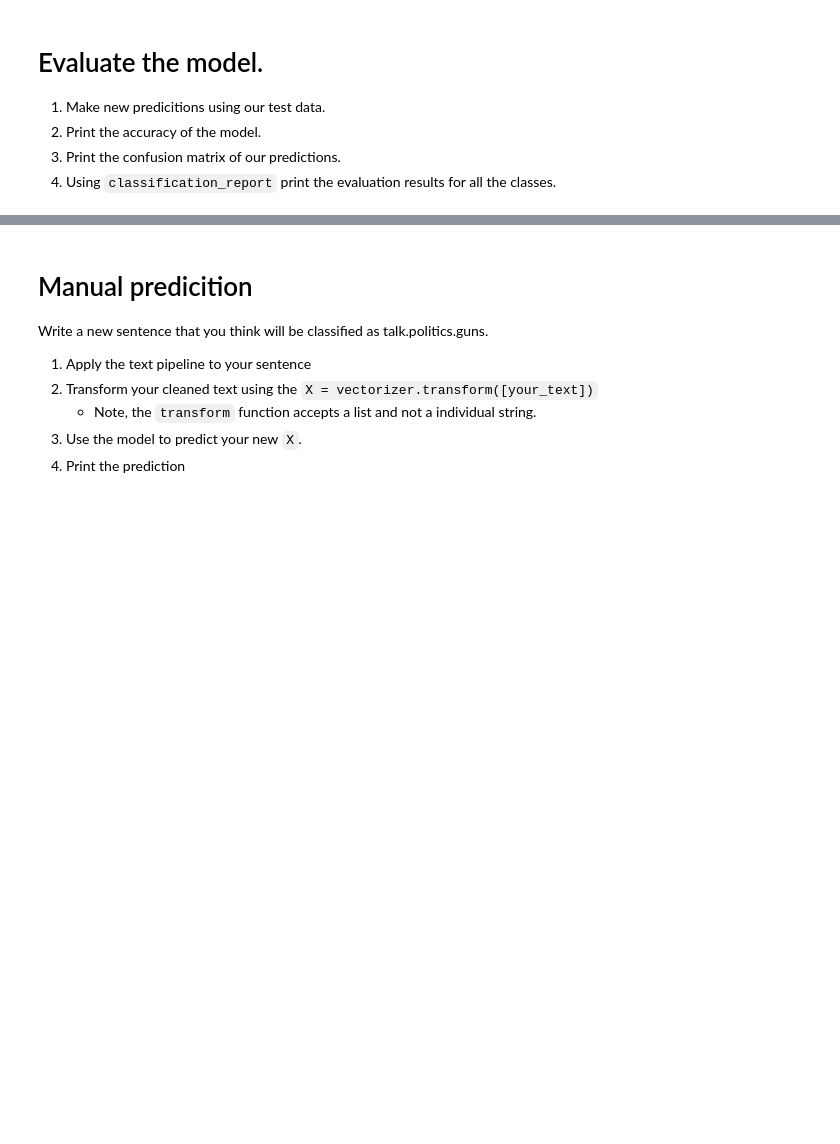
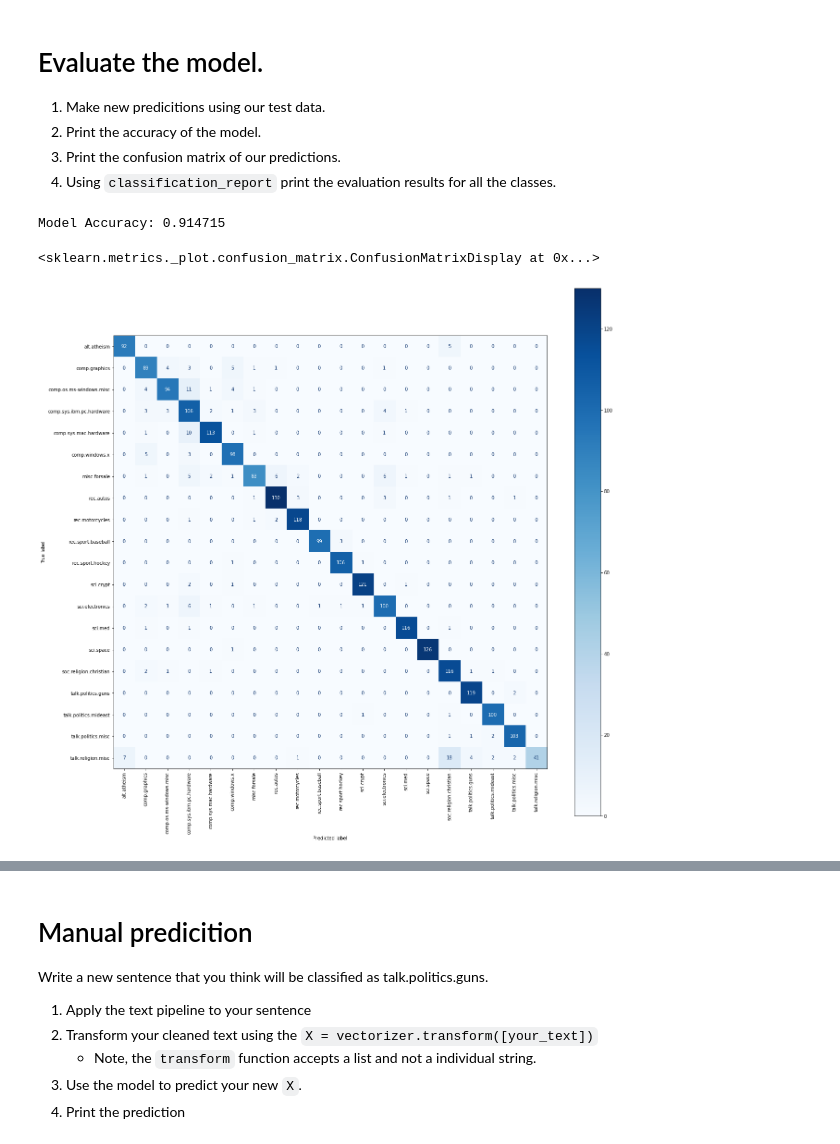
Before and after one commit to DavidGuzman1999/2021-fall-data-science, a Jupyter notebook: Week-06-NLP/Exercise-NLP.ipynb, the cells around one changed output, grey strips where cells are left out. Drawn from its saved outputs; the diff is of its cells as text; code cells hidden in the pictures; blank space fills up the shorter version.

```diff
--- a/Week-06-NLP/Exercise-NLP.ipynb
+++ b/Week-06-NLP/Exercise-NLP.ipynb
@@ -161,0 +309,16 @@ test_string = 'I played and started playing with players and we all love to play
+# %%
+# 2. Initialize a vectorizer (you can use TFIDF or BOW, it is your choice).
+
+#began the vectroizer
+vectorizer = TfidfVectorizer()
+
+# 3. Fit your vectorizer using your X data
+# makes the vocab matrix
+vectorizer.fit(X)
+
+# 4. Transform your X data using your fitted vectorizer.
+#transform our documents into vectors
+X = vectorizer.transform(X)
+
+# 5. Print the shape of your X.  How many features (aka columns) do you have?
+print (X.shape, type (X))
@@ -163,6 +328,9 @@ test_string = 'I played and started playing with players and we all love to play
 # Split your data into Training and Testing data.
 # %%
 # Split our data into testing and training like always.
+# same as I have been doing the last couple of weeks
+
+X_train, X_test, y_train, y_test = train_test_split(X,y, test_size=0.2, random_state= 42)
 # %% [markdown]
 ___
 # Build and Train Model
@@ -178,4 +347,6 @@ EXTRA CREDIT:  Use grid search to programmatically do this for you.
 # %%
 # 1. Initalize an empty model.
+model = MultinomialNB(alpha = .05)
 # %%
 # Fit our model with our training data.
+model.fit(X_train, y_train)
@@ -191,5 +366,7 @@ EXTRA CREDIT:  Use grid search to programmatically do this for you.
 # %%
 # 2. Print the accuracy of the model.
-accuracy = ???
+accuracy = model.score(X_test, y_test)
 
 print("Model Accuracy: %f" % accuracy)
+# %% [output]
+Model Accuracy: 0.914715
@@ -198,2 +373,13 @@ print("Model Accuracy: %f" % accuracy)
+# %%
+# 3. Plot the confusion matrix of our predictions
+fig, ax = plt.subplots(figsize = (21,21))
+
+disp = plot_confusion_matrix(model, X_test, y_test, display_labels=model.classes_, cmap= plt.cm.Blues, ax = ax)
+
+plt.xticks(rotation=90)
+disp
+# %% [output]
+<sklearn.metrics._plot.confusion_matrix.ConfusionMatrixDisplay at 0x...>
+[figure, added]
 # %%
 # 4. Using `classification_report` print the evaluation results for all the classes.
```
Also changed, not shown: parts of 23 cells of this notebook.
